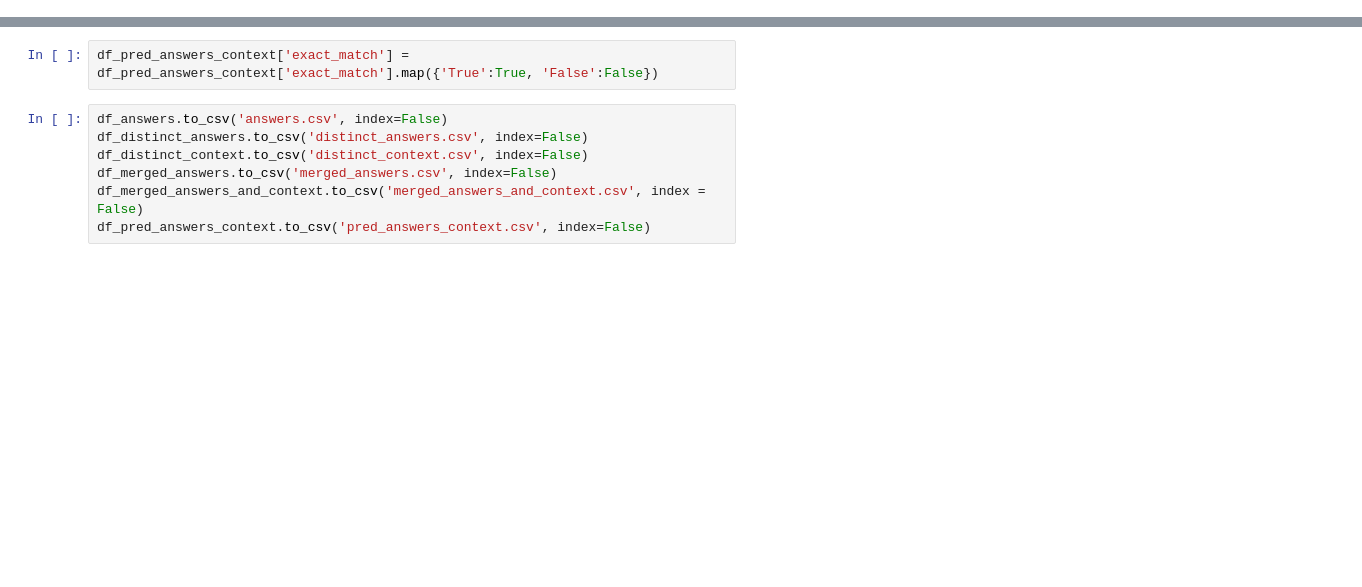
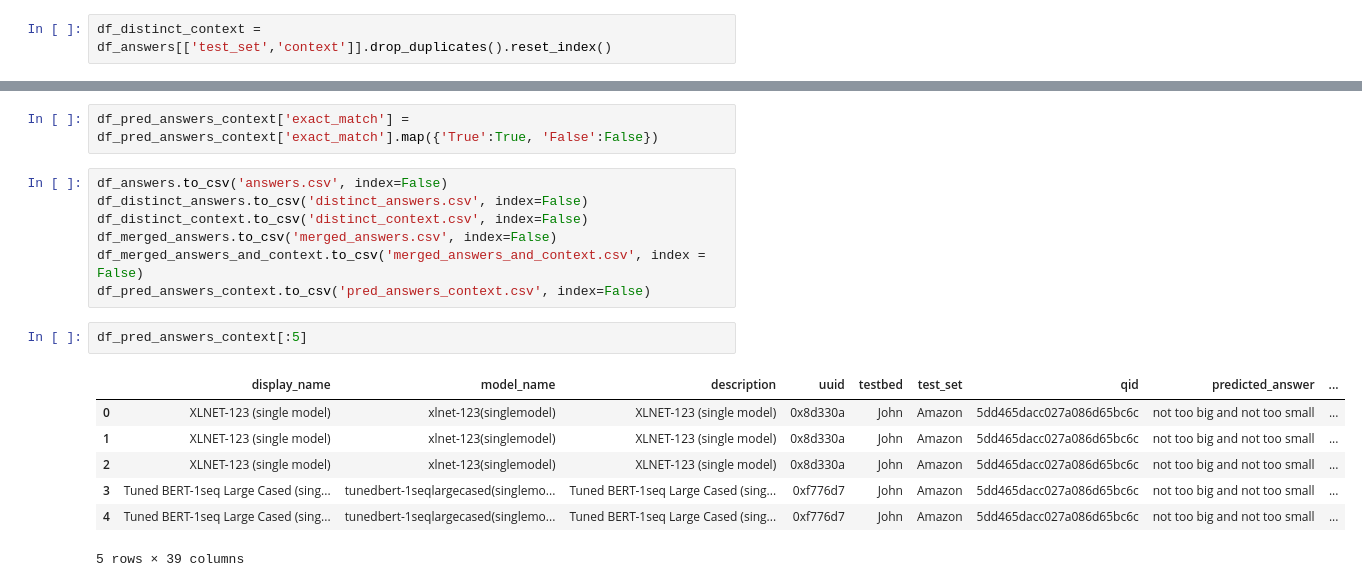
Before and after one commit to rahul-kulkarni/W210-Capstone, a Jupyter notebook: eda/eda_prep.ipynb, the cells around one changed output, grey strips where cells are left out. Drawn from its saved outputs; the diff is of its cells as text; blank space fills up the shorter version.

Commit message:
Minor tweak to distict_context dataframe

```diff
--- a/eda/eda_prep.ipynb
+++ b/eda/eda_prep.ipynb
@@ -313,3 +346,5 @@ df_distinct_context = pd.DataFrame({'context': df_answers['context'].unique()})
+# %%
+df_distinct_context = df_answers[['test_set','context']].drop_duplicates().reset_index()
 # %%
 df_distinct_context[['sentence_count', 'word_count', 'word_character_count', 'words']] = df_distinct_context.apply(lambda row: get_stanford_counts(row['context']), axis=1, result_type='expand')
 # %%
@@ -348,3 +383,13 @@ df_distinct_context.to_csv('distinct_context.csv', index=False)
 df_merged_answers.to_csv('merged_answers.csv', index=False)
 df_merged_answers_and_context.to_csv('merged_answers_and_context.csv', index = False)
 df_pred_answers_context.to_csv('pred_answers_context.csv', index=False)
+# %%
+df_pred_answers_context[:5]
+# %% [output]
+|  | display_name | model_name | description | uuid | testbed | test_set | qid | predicted_answer | ... |
+| 0 | XLNET-123 (single model) | xlnet-123(singlemodel) | XLNET-123 (single model) | 0x8d330a | John | Amazon | 5dd465dacc027a086d65bc6c | not too big and not too small | ... |
+| 1 | XLNET-123 (single model) | xlnet-123(singlemodel) | XLNET-123 (single model) | 0x8d330a | John | Amazon | 5dd465dacc027a086d65bc6c | not too big and not too small | ... |
+| 2 | XLNET-123 (single model) | xlnet-123(singlemodel) | XLNET-123 (single model) | 0x8d330a | John | Amazon | 5dd465dacc027a086d65bc6c | not too big and not too small | ... |
+| 3 | Tuned BERT-1seq Large Cased (sing... | tunedbert-1seqlargecased(singlemo... | Tuned BERT-1seq Large Cased (sing... | 0xf776d7 | John | Amazon | 5dd465dacc027a086d65bc6c | not too big and not too small | ... |
+| 4 | Tuned BERT-1seq Large Cased (sing... | tunedbert-1seqlargecased(singlemo... | Tuned BERT-1seq Large Cased (sing... | 0xf776d7 | John | Amazon | 5dd465dacc027a086d65bc6c | not too big and not too small | ... |
+5 rows × 39 columns
```
Also changed, not shown: parts of 7 cells of this notebook.
